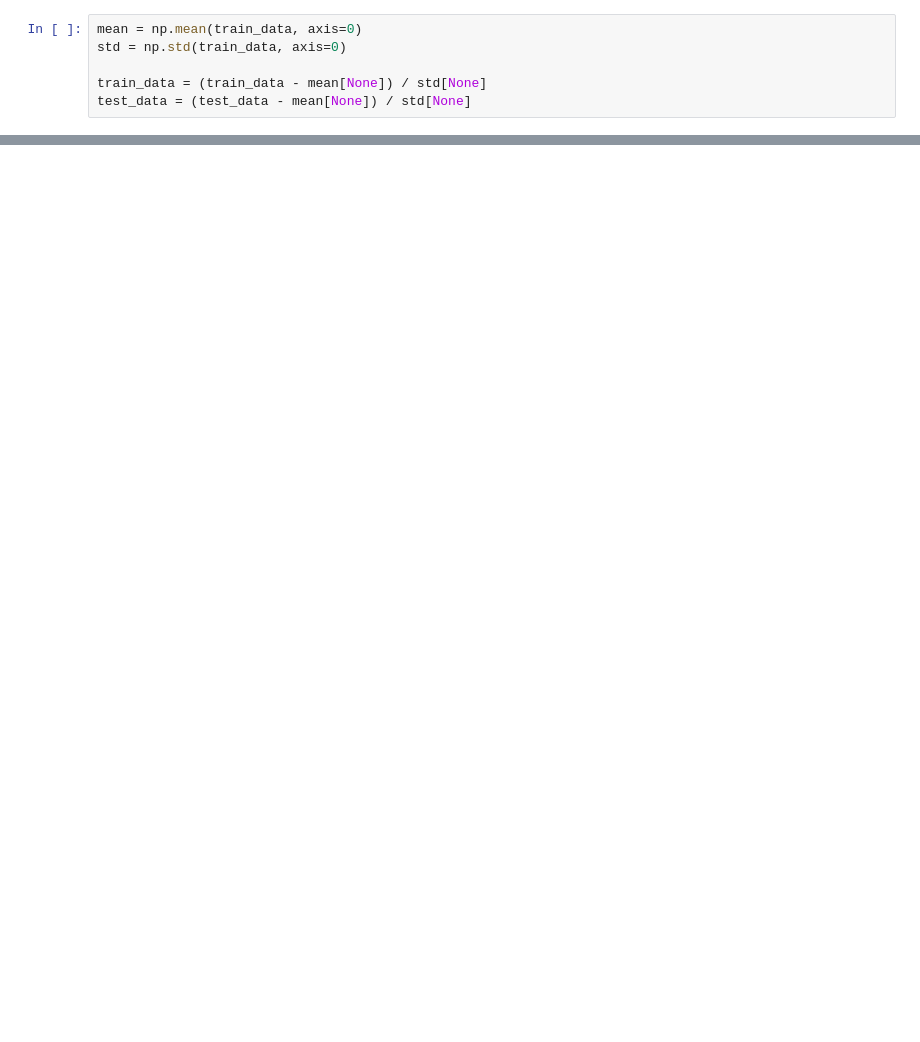
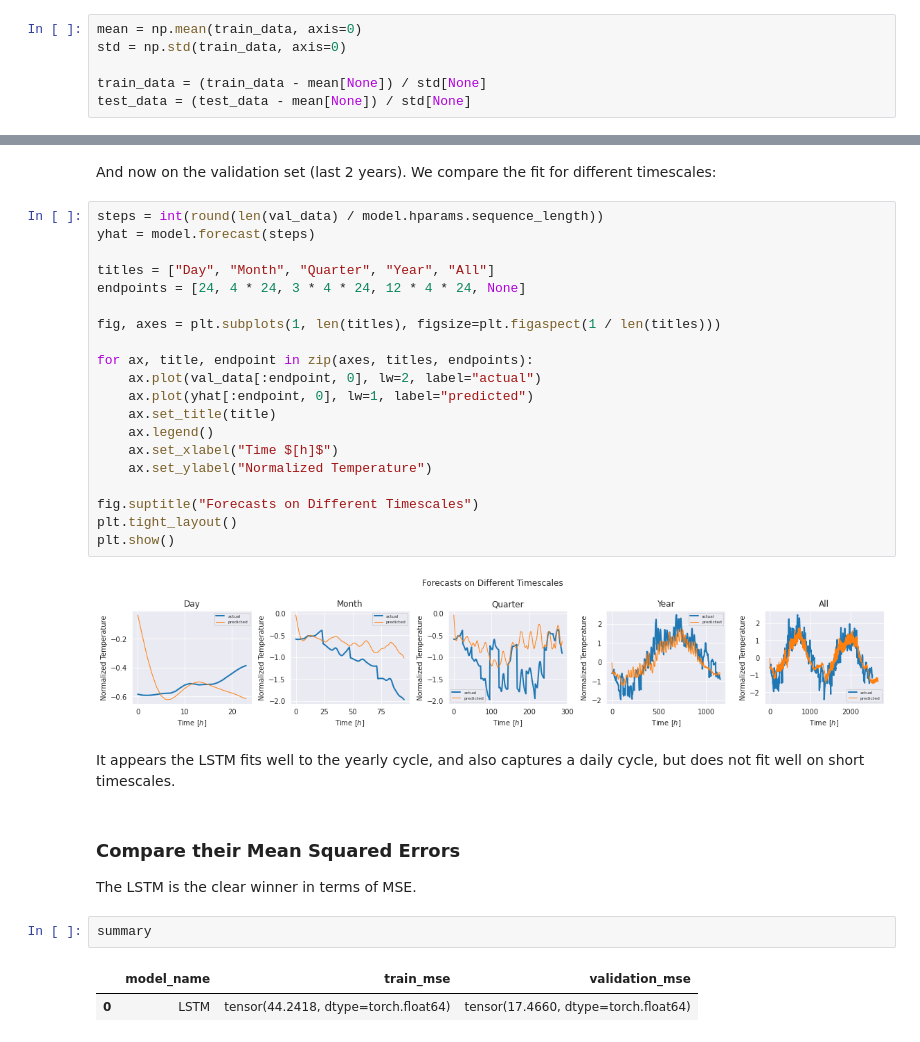
Before and after one commit to LarsKue/TSA-RNN-final-project, a Jupyter notebook: lstm.ipynb, the cells around one changed output, grey strips where cells are left out. Saved outputs shown, nothing was run; the diff lists cells and outputs as text; blank space fills up the shorter version.

```diff
--- a/lstm.ipynb
+++ b/lstm.ipynb
@@ -630,0 +694,35 @@ plt.legend()
+# %% [markdown]
+And now on the validation set (last 2 years). We compare the fit for different timescales:
+# %%
+steps = int(round(len(val_data) / model.hparams.sequence_length))
+yhat = model.forecast(steps)
+
+titles = ["Day", "Month", "Quarter", "Year", "All"]
+endpoints = [24, 4 * 24, 3 * 4 * 24, 12 * 4 * 24, None]
+
+fig, axes = plt.subplots(1, len(titles), figsize=plt.figaspect(1 / len(titles)))
+
+for ax, title, endpoint in zip(axes, titles, endpoints):
+    ax.plot(val_data[:endpoint, 0], lw=2, label="actual")
+    ax.plot(yhat[:endpoint, 0], lw=1, label="predicted")
+    ax.set_title(title)
+    ax.legend()
+    ax.set_xlabel("Time $[h]$")
+    ax.set_ylabel("Normalized Temperature")
+
+fig.suptitle("Forecasts on Different Timescales")
+plt.tight_layout()
+plt.show()
+# %% [output]
+[figure, added]
+# %% [markdown]
+It appears the LSTM fits well to the yearly cycle, and also captures a daily cycle, but does not fit well on short timescales.
+# %% [markdown]
+### Compare their Mean Squared Errors
+
+The LSTM is the clear winner in terms of MSE.
+# %%
+summary
+# %% [output]
+|  | model_name | train_mse | validation_mse |
+| 0 | LSTM | tensor(44.2418, dtype=torch.float64) | tensor(17.4660, dtype=torch.float64) |
```
Also changed, not shown: parts of 70 cells of this notebook.
